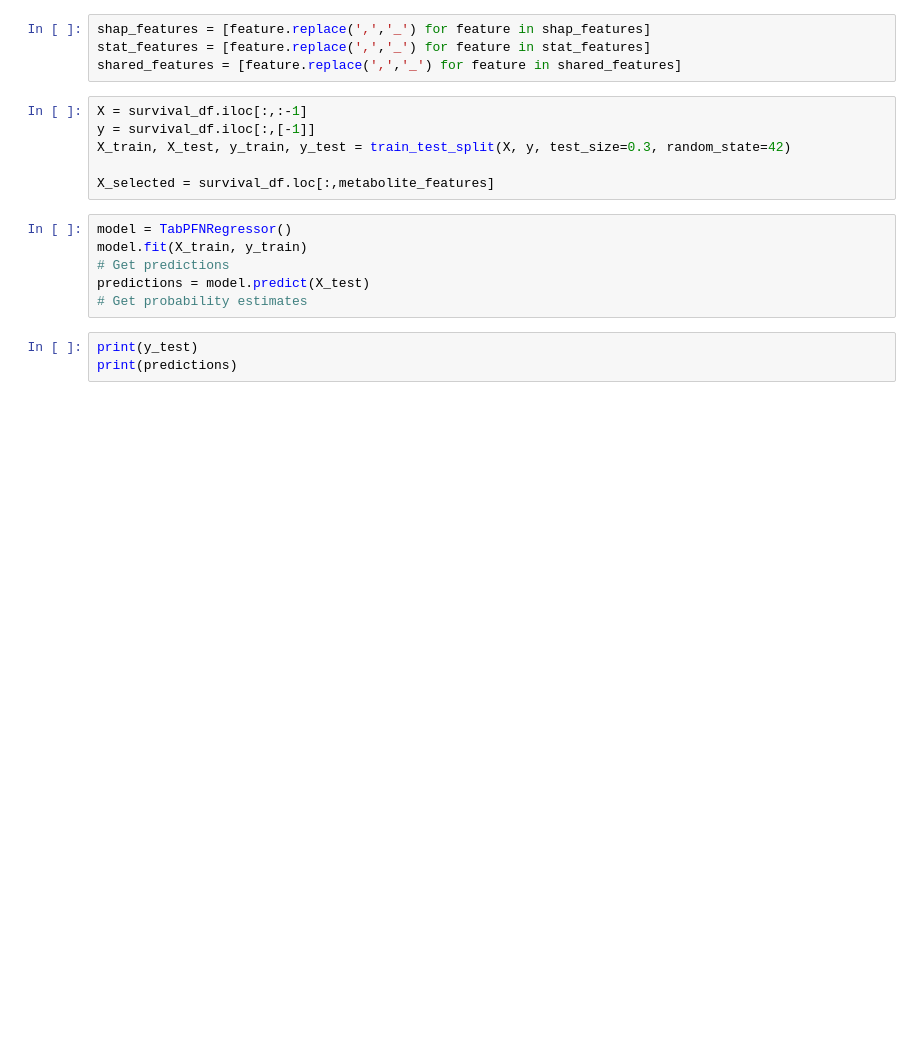
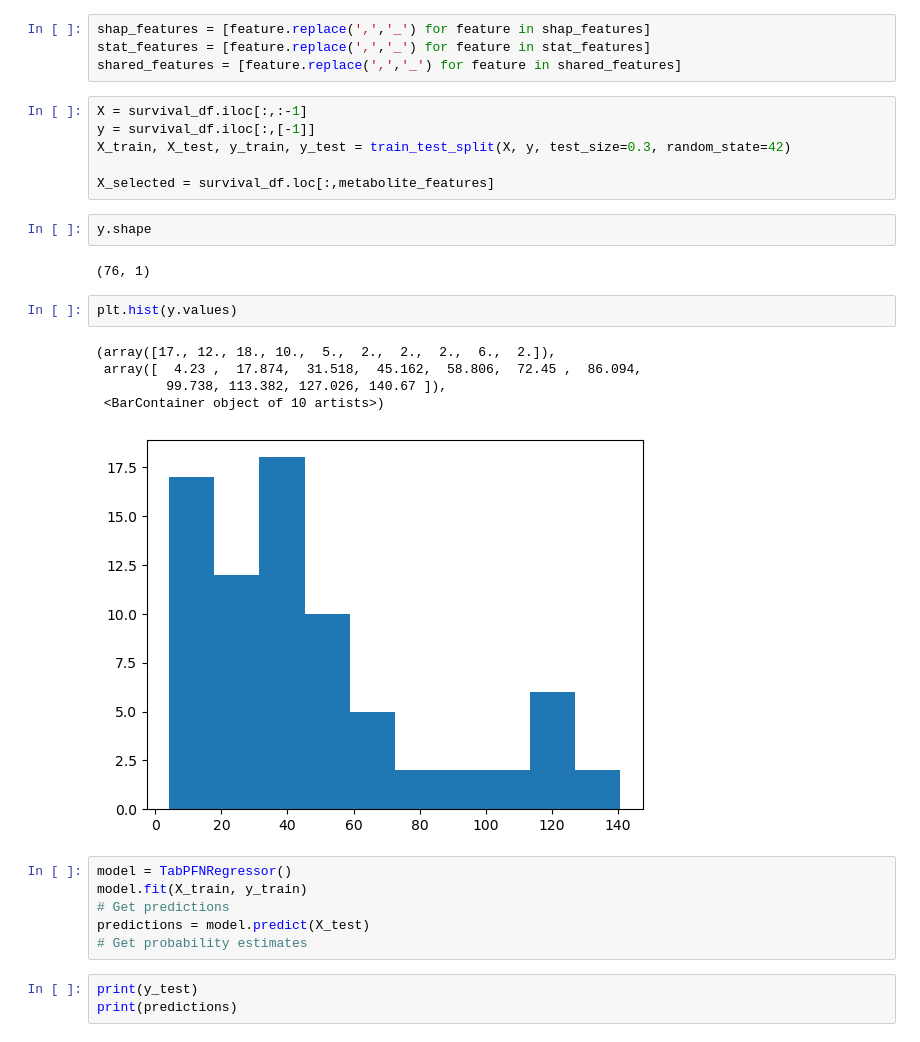
Before and after one commit to p0nda/MetabSubtype, a Jupyter notebook: tasks/MultiOmics/notebooks/survival/table_transformer.ipynb, the cells around one changed output. Drawn from its saved outputs; the diff is of its cells as text; blank space fills up the shorter version.

```diff
--- a/tasks/MultiOmics/notebooks/survival/table_transformer.ipynb
+++ b/tasks/MultiOmics/notebooks/survival/table_transformer.ipynb
@@ -54,6 +54,18 @@ y = survival_df.iloc[:,[-1]]
 X_train, X_test, y_train, y_test = train_test_split(X, y, test_size=0.3, random_state=42)
 
 X_selected = survival_df.loc[:,metabolite_features]
+# %%
+y.shape
+# %% [output]
+(76, 1)
+# %%
+plt.hist(y.values)
+# %% [output]
+(array([17., 12., 18., 10.,  5.,  2.,  2.,  2.,  6.,  2.]),
+ array([  4.23 ,  17.874,  31.518,  45.162,  58.806,  72.45 ,  86.094,
+         99.738, 113.382, 127.026, 140.67 ]),
+ <BarContainer object of 10 artists>)
+[figure, added]
 # %%
 model = TabPFNRegressor()
 model.fit(X_train, y_train)
```
Also changed, not shown: parts of 12 cells of this notebook, 25 other files.
